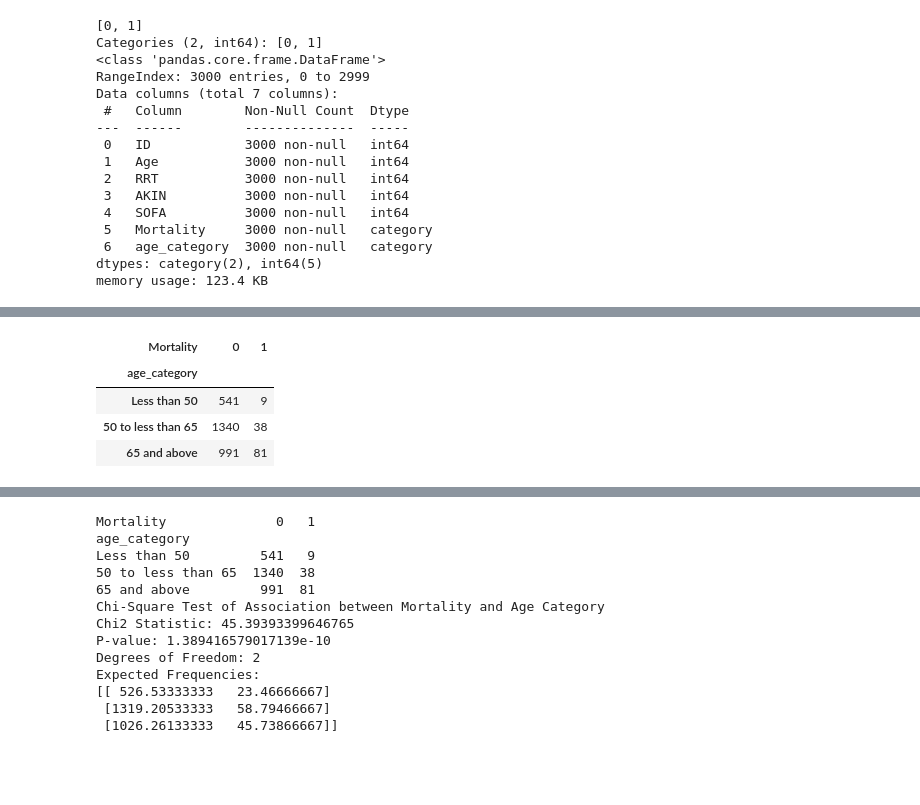
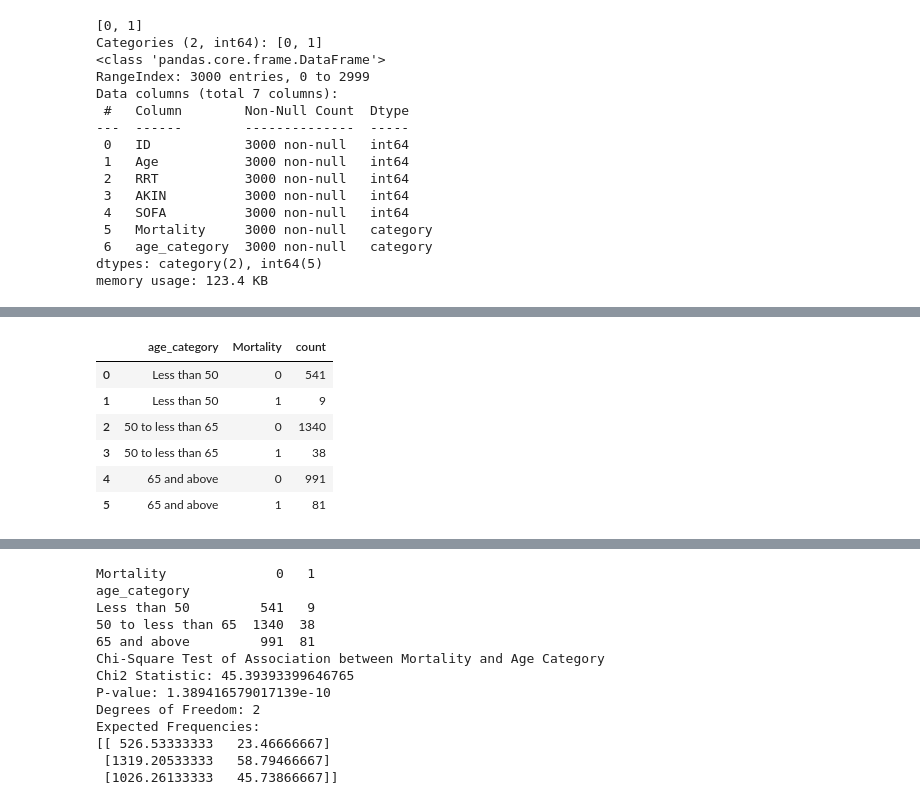
Before and after one commit to ISSS623-AHA/ISSS623_2024, a Jupyter notebook: Lecture 2/Lecture_2_Lab2_RRT.ipynb, the cells around one changed output, grey strips where cells are left out. Cells and saved outputs as stored; diff of their text form; code cells hidden in the pictures; blank space fills up the shorter version.

```diff
--- a/Lecture 2/Lecture_2_Lab2_RRT.ipynb
+++ b/Lecture 2/Lecture_2_Lab2_RRT.ipynb
@@ -310,13 +310,3 @@ plt.grid(axis='y', linestyle='--', alpha=0.7)
 plt.show()
 # %% [output]
 [figure]
-# %%
-# Create a pivot table for stacking
-pivot_table = rrt.pivot_table(index='age_category', columns='Mortality', aggfunc='size', fill_value=0)
-pivot_table
-# %% [output]
-| Mortality | 0 | 1 |
-| age_category |  |  |
-| Less than 50 | 541 | 9 |
-| 50 to less than 65 | 1340 | 38 |
-| 65 and above | 991 | 81 |
@@ -322,0 +319,10 @@ pivot_table
+# %%
+proportion_df
+# %% [output]
+|  | age_category | Mortality | count |
+| 0 | Less than 50 | 0 | 541 |
+| 1 | Less than 50 | 1 | 9 |
+| 2 | 50 to less than 65 | 0 | 1340 |
+| 3 | 50 to less than 65 | 1 | 38 |
+| 4 | 65 and above | 0 | 991 |
+| 5 | 65 and above | 1 | 81 |
```
Also changed, not shown: parts of 13 cells of this notebook.
